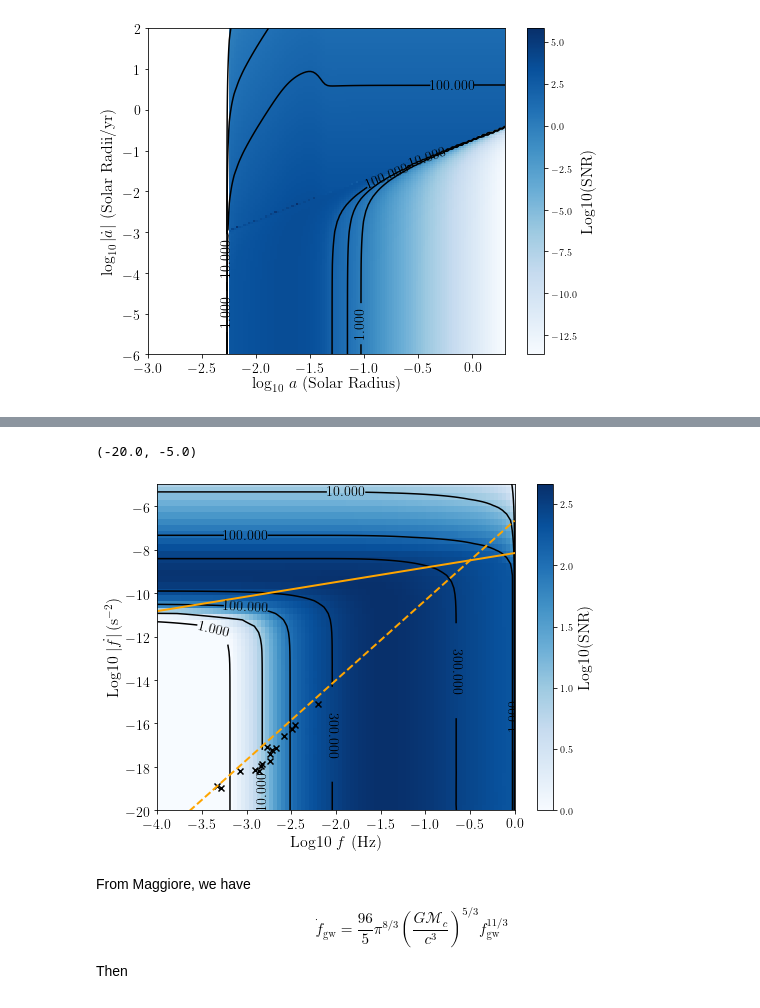
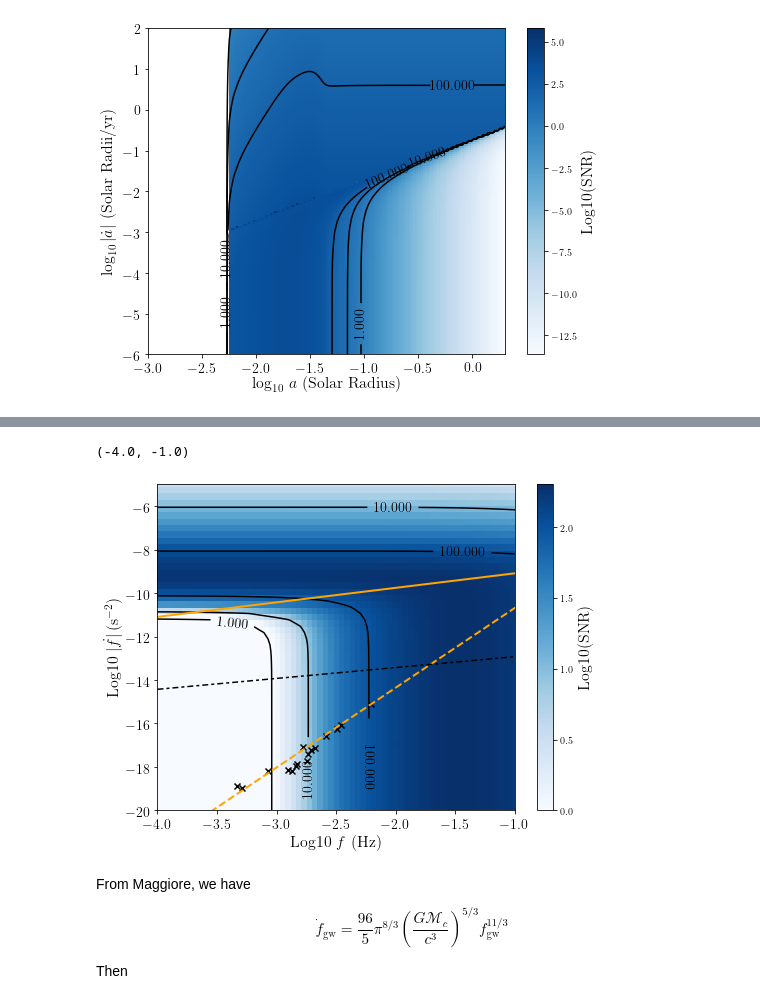
Before and after one commit to tcallister/LISA-and-CE-Evolution, a Jupyter notebook: SNR_grid.ipynb, the cells around one changed output, grey strips where cells are left out. Drawn from its saved outputs; the diff is of its cells as text; code cells hidden in the pictures.

```diff
--- a/SNR_grid.ipynb
+++ b/SNR_grid.ipynb
@@ -170,7 +170,7 @@ def snr_from_f_fdot(f0,fdot0,m1=1.,m2=1.,D=3.):
 
     if f0>=1.:
         return 0.
-    f_final = min(1.,f0+fdot0*5.*year)
+    f_final = min(3e-2,f0+fdot0*5.*year)
     fourier_freqs = np.arange(f0,f_final,(f_final-f0)/1000.)
 
     amp_at_f = amp_from_fGW_mass_dist(fourier_freqs,compute_Mc(m1,m2),D)
@@ -204,7 +204,7 @@ cb.set_label(label="Log10(SNR)",fontsize=16)
 # %% [output]
 [figure]
 # %%
-f_ref, fdot_gw, fdot_drag = np.loadtxt('fdot_and_f.txt',unpack=True)
+f_ref, fdot_gw, fdot_drag = np.loadtxt('fdot_and_f_m1_0.5_m2_0.3.txt',unpack=True)
 # %%
 wd_fs = np.array([6.22,3.51,3.22,2.12,1.94,1.84,1.81,1.48,1.45,1.36,1.25,2.61,1.68,0.84,0.51,0.47])*1e-3
 m1s = np.array([0.55,0.8,0.8,0.8,0.68,0.8,0.65,0.8,0.8,0.9,0.9,0.25,0.3,0.3,0.3,0.5])
@@ -215,33 +255,39 @@ Mcs = np.power(etas,3./5.)*(m1s+m2s)
 # %%
 f_orbs = np.logspace(-4.,0,90)
 fdot_orbs = np.logspace(-20,6,90)
 rhos = np.zeros((f_orbs.size,fdot_orbs.size))
 for i in range(f_orbs.size):
     for j in range(fdot_orbs.size):
-        rhos[i,j] = snr_from_f_fdot(f_orbs[i],fdot_orbs[j],0.5,0.8)
+        rhos[i,j] = snr_from_f_fdot(f_orbs[i],fdot_orbs[j],0.5,0.3)
 
 fig,ax = plt.subplots(figsize=(8,6))
 
 PS = ax.pcolormesh(np.log10(f_orbs),np.log10(fdot_orbs),np.log10(rhos).T,cmap='Blues',vmin=0)
 CS = ax.contour(np.log10(f_orbs),np.log10(fdot_orbs),rhos.T,levels=[1,10,100,300],colors='black')
 
 ax.clabel(CS, inline=1, fontsize=14)
 ax.set_xlabel(r'Log10 $f$ (Hz)',fontsize=16)
 ax.set_ylabel(r'Log10 $|\dot f|\,(\mathrm{s}^{-2})$',fontsize=16)
 ax.scatter(np.log10(wd_fs),np.log10((96./5.)*np.power(np.pi,8./3.)*np.power(c,-5.)*np.power(G*Mcs*Msun,5./3.)*np.power(wd_fs,11./3.)),marker='x',color='black')
 ax.plot(np.log10(f_ref),np.log10(fdot_drag),lw=2,color='orange')
 
 xs = 10.**np.linspace(-4,0,100)
-ys = fdotGW_from_fGW_Mc(xs,compute_Mc(0.5,0.8))
+ys = fdotGW_from_fGW_Mc(xs,compute_Mc(0.5,0.3))
 ax.plot(np.log10(xs),np.log10(ys),lw=2,color='orange',ls='--')
 
 ax.tick_params(labelsize=14)
 cb = fig.colorbar(PS)
 cb.set_label(label="Log10(SNR)",fontsize=16)
 ax.set_ylim(-20,-5)
+
+fddot_min = (2./(5.*year))/(5.*year)**2.
+fdot_at_minimum_fddot = np.sqrt((3./11.)*xs*fddot_min)
+ax.plot(np.log10(xs),np.log10(fdot_at_minimum_fddot),color='black',dashes=(4,2,2,2))
+
+ax.set_xlim(-4,-1)
 # %% [output]
-(-20.0, -5.0)
+(-4.0, -1.0)
-[figure, old version]
+[figure, new version]
 # %% [markdown]
 From Maggiore, we have
 
```
Also changed, not shown: parts of 2 cells of this notebook.
